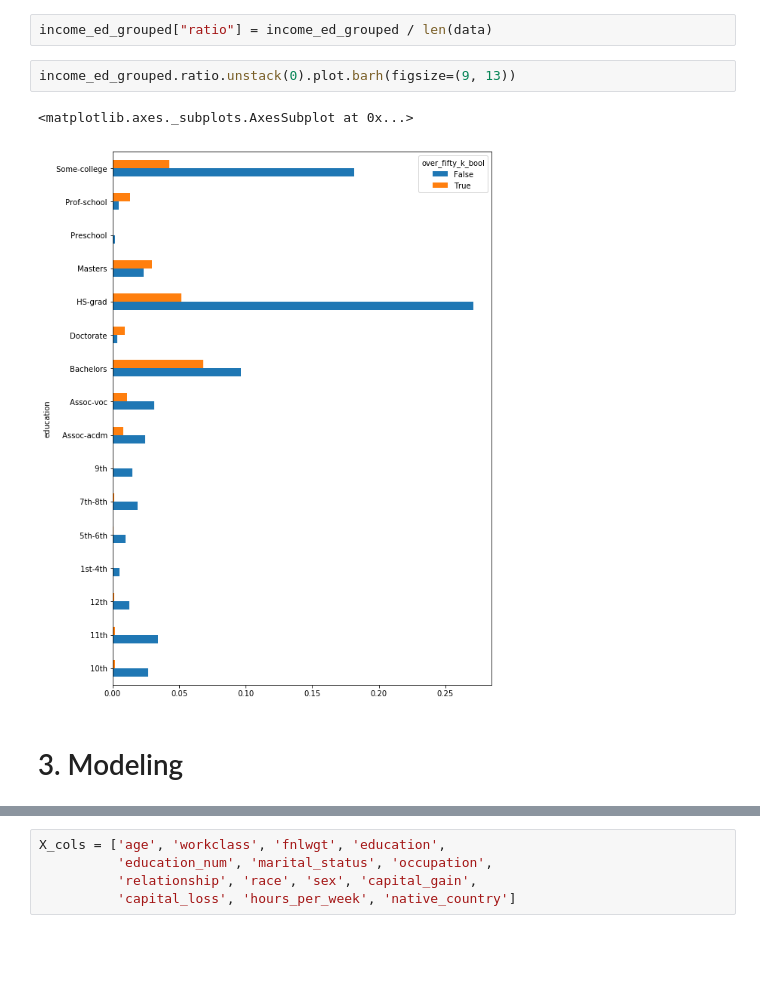
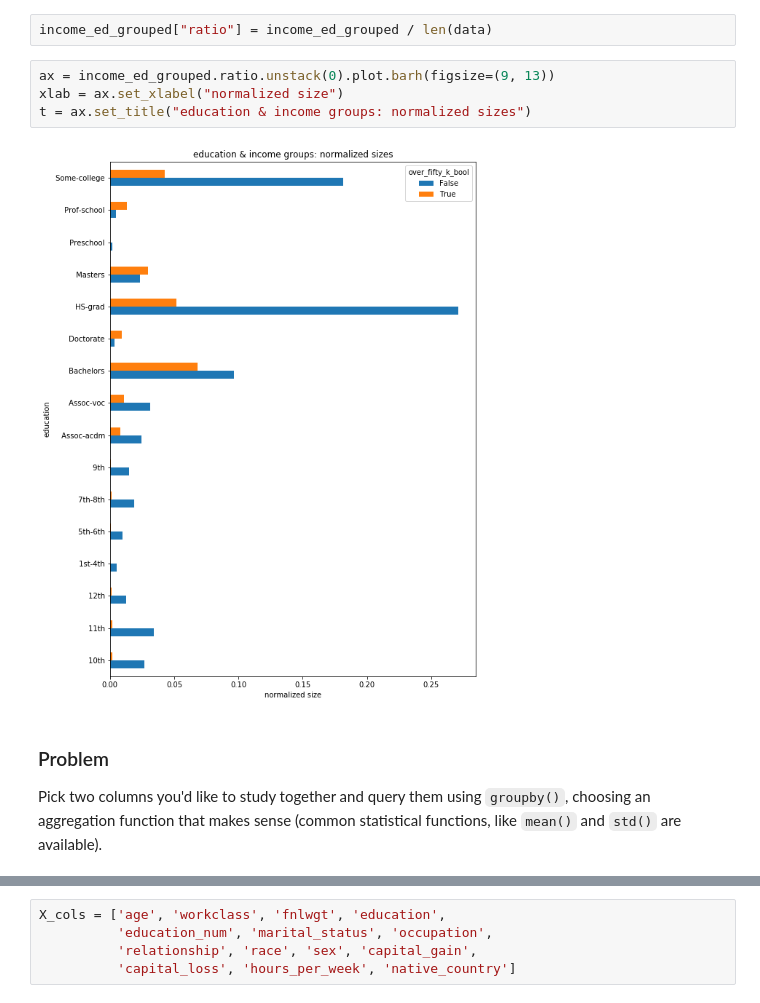
Before and after one commit to lermana/python_fundamentals, a Jupyter notebook: part_2.ipynb, the cells around one changed output, grey strips where cells are left out. Saved outputs shown, nothing was run; the diff lists cells and outputs as text; blank space fills up the shorter version.

```diff
--- a/part_2.ipynb
+++ b/part_2.ipynb
@@ -295,9 +474,12 @@ income_ed_grouped = data[["education", "over_fifty_k_bool"]
 # %%
 income_ed_grouped["ratio"] = income_ed_grouped / len(data)
 # %%
-income_ed_grouped.ratio.unstack(0).plot.barh(figsize=(9, 13))
+ax = income_ed_grouped.ratio.unstack(0).plot.barh(figsize=(9, 13))
+xlab = ax.set_xlabel("normalized size")
+t = ax.set_title("education & income groups: normalized sizes")
 # %% [output]
-<matplotlib.axes._subplots.AxesSubplot at 0x...>
-[figure, old version]
+[figure, new version]
-# %% [markdown]
-# 3. Modeling
+# %% [markdown]
+### Problem
+
+Pick two columns you'd like to study together and query them using `groupby()`, choosing an aggregation function that makes sense (common statistical functions, like `mean()` and `std()` are available).
```
Also changed, not shown: parts of 80 cells of this notebook.
